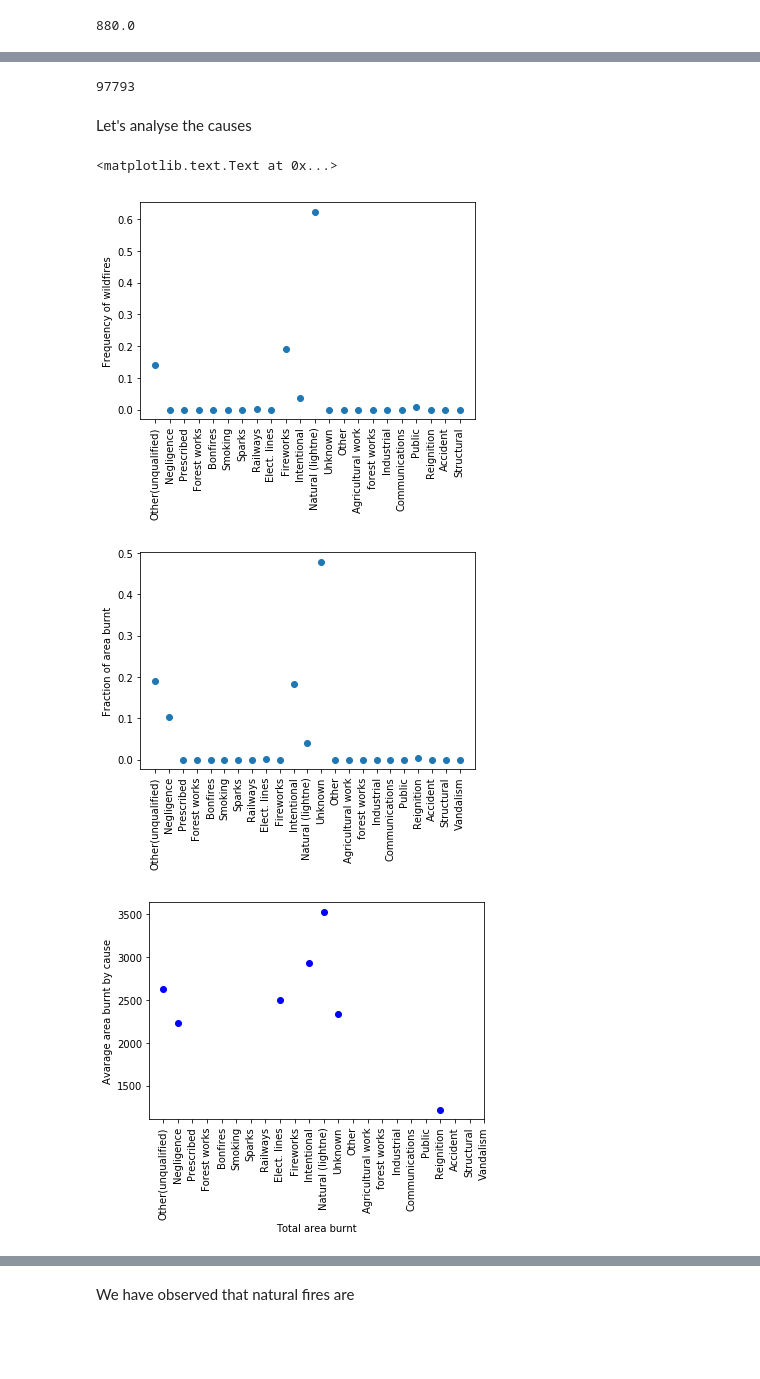
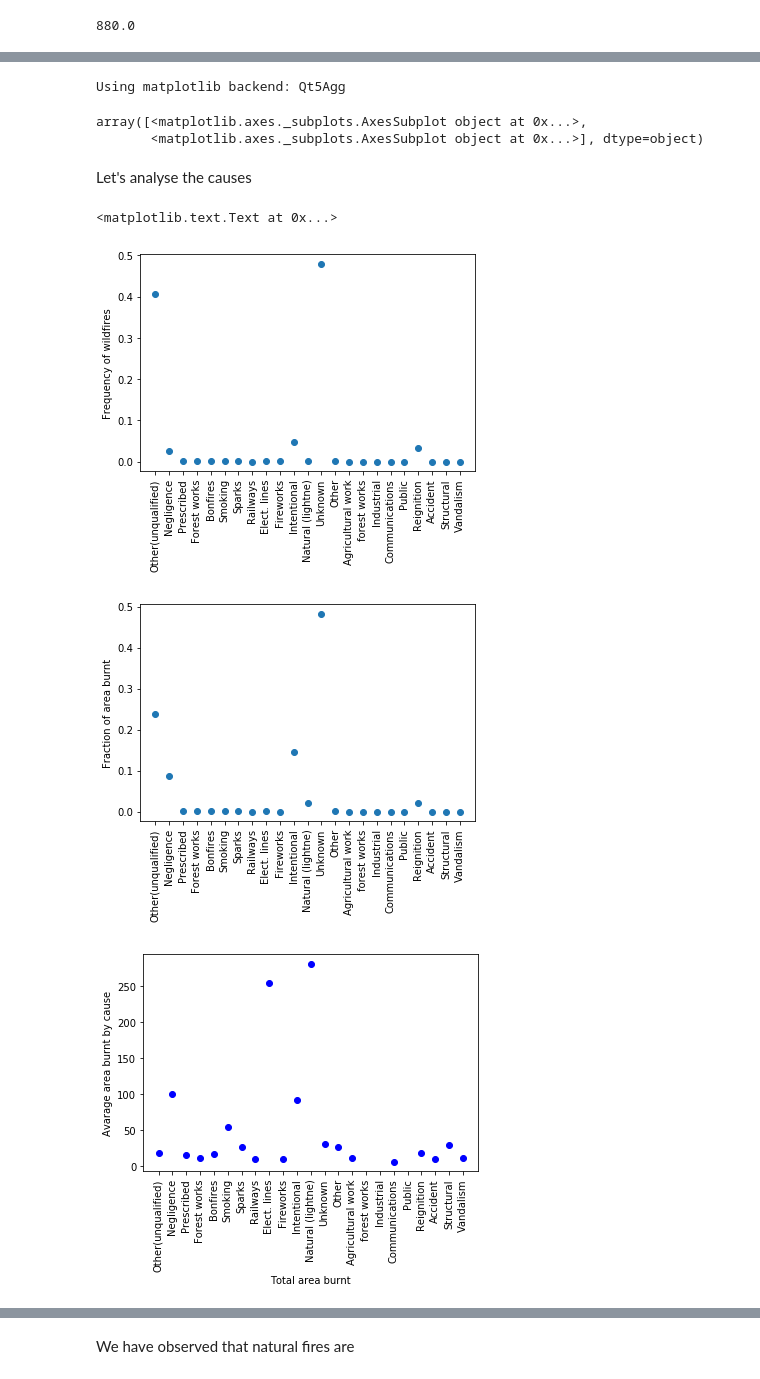
Before and after one commit to g-torr/wildfire, a Jupyter notebook: total_area.ipynb, the cells around one changed output, grey strips where cells are left out. Saved outputs shown, nothing was run; the diff lists cells and outputs as text; code cells hidden in the pictures; blank space fills up the shorter version.

```diff
--- a/total_area.ipynb
+++ b/total_area.ipynb
@@ -162,43 +167,77 @@ area_over_time()
-# %%
-area=fire["tot_burnt"]
-cond=area>1
-area=area[cond]
-c=fire["cause"]
-c=c[cond]
-year=array(from_days_to_date(c,"year"))
-#year=year[cond]
-count_nonzero(c[0])
-len(year)
-# %% [output]
-97793
+# %%
+%matplotlib
+figure(figsize=(4,3))
+area=fire["tot_burnt"]
+cond=area>1
+area=area[cond]
+c=fire["cause"]
+c=c[cond]
+ign=fire["ignition_date"]
+ign=ign[cond]
+year=array(from_days_to_date(ign,"year"))
+unknown=[]
+negligence=[]
+intentional=[]
+reignition=[]
+lightning=[]
+for y in arange(min(year),max(year)+1):
+    cond2=((c==0)|(c==12))&(year==y)
+    unknown+=[count_nonzero(c[cond2])/float(count_nonzero(c[year==y]))]#compute the fraction of unknown causes per year
+    negligence+=[count_nonzero(c[(c==1)&(year==y)])/float(count_nonzero(c[year==y]))]
+    intentional+=[count_nonzero(c[((c==10)|(c==22))&(year==y)])/float(count_nonzero(c[year==y]))]
+    reignition+=[count_nonzero(c[(c==19)&(year==y)])/float(count_nonzero(c[year==y]))]
+    lightning+=[count_nonzero(c[(c==11)&(year==y)])/float(count_nonzero(c[year==y]))]
+#f, axarr = plt.subplots(1, 2, sharex='col',sharey="row")
+plot(arange(min(year),max(year)+1),unknown,"ms",label="Unknown",ms=6,mew=2,ls="-",mfc="w")
+
+#tight_layout()
+plot(arange(min(year),max(year)+1),array(negligence),"bo",label="Negligence",ms=6,mew=2,ls="-",mfc="w")
+ylabel("$(N_{FY}$ by a given cause$)/(N_{FY})$ ",fontsize=12.5)
+plot(arange(min(year),max(year)+1),intentional,"gx",label="Intentional",ms=6,mew=2,ls="-",mfc="w")
+xlabel("Year",fontsize=12.5)
+legend(frameon=True,numpoints=1)
+tight_layout()
+
+figure(figsize=(4,3))
+plot(arange(min(year),max(year)+1),reignition,"ro",label="Reignition",ms=6,mew=2,ls="-",mfc="w")
+xlabel("Year",fontsize=12.5)
+ylabel("$(N_{FY}$ by reignition$)/(N_{FY})$ ",fontsize=12.5)
+tight_layout()
+# %% [output]
+Using matplotlib backend: Qt5Agg
+# %%
+axarr
+# %% [output]
+array([<matplotlib.axes._subplots.AxesSubplot object at 0x...>,
+       <matplotlib.axes._subplots.AxesSubplot object at 0x...>], dtype=object)
 # %% [markdown]
 Let's analyse the causes
 # %%
 %matplotlib inline
 a=fire["tot_burnt"]
-cond=[a>880]
+cond=[a>1]
 a=a[cond]
 c=fire["cause"]
 c=c[cond]
 my_xticks = ["Other(unqualified)",'Negligence','Prescribed','Forest works','Bonfires',"Smoking","Sparks","Railways","Elect. lines","Fireworks","Intentional","Natural (lightne)","Unknown","Other","Agricultural work","forest works","Industrial","Communications","Public","Reignition","Accident","Structural","Vandalism"]
-h,b=histogram(c,bins=arange(1,24),density=True)
+h,b=histogram(c,bins=arange(0,24),density=True)
 plt.xticks(b[:-1], my_xticks,rotation=90)
 ylabel("Frequency of wildfires")
 plot(b[:-1],h,"o")
 figure()
 h,b=histogram(c,weights=a,bins=arange(0,24),density=True)
 ylabel("Fraction of area burnt")
 plt.xticks(b[:-1], my_xticks,rotation=90)
 plot(b[:-1],h,"o")
 figure()
 
 for caus in arange(0,23):
     plot(caus,mean(a[c==caus]),"bo")
 plt.xticks(b[:-1], my_xticks,rotation=90)
 ylabel("Avarage area burnt by cause")
 xlabel("Total area burnt")
 # %% [output]
 <matplotlib.text.Text at 0x...>
-[figure, old version]
+[figure, new version]
-[figure, old version]
+[figure, new version]
-[figure, old version]
+[figure, new version]
```
Also changed, not shown: parts of 4 cells of this notebook, 6 other files.
